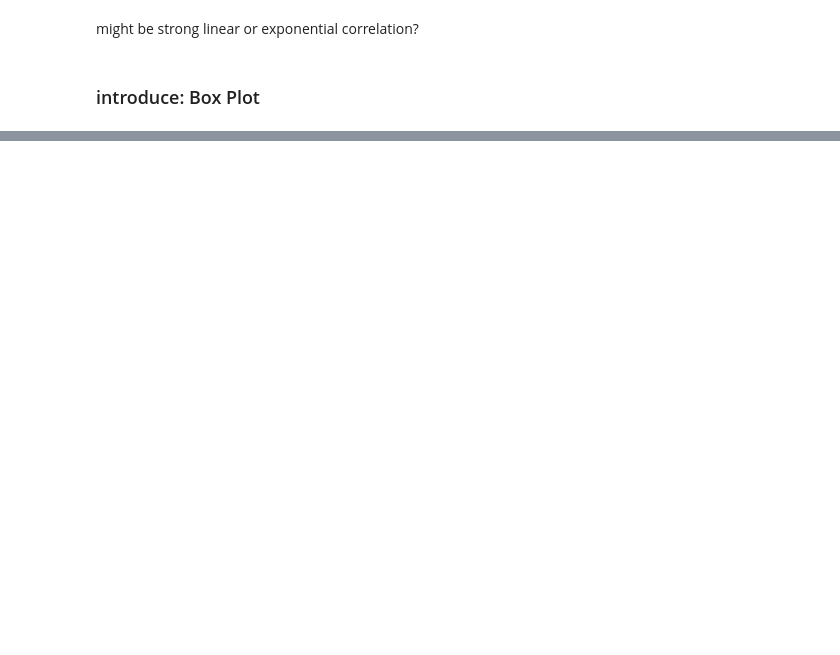
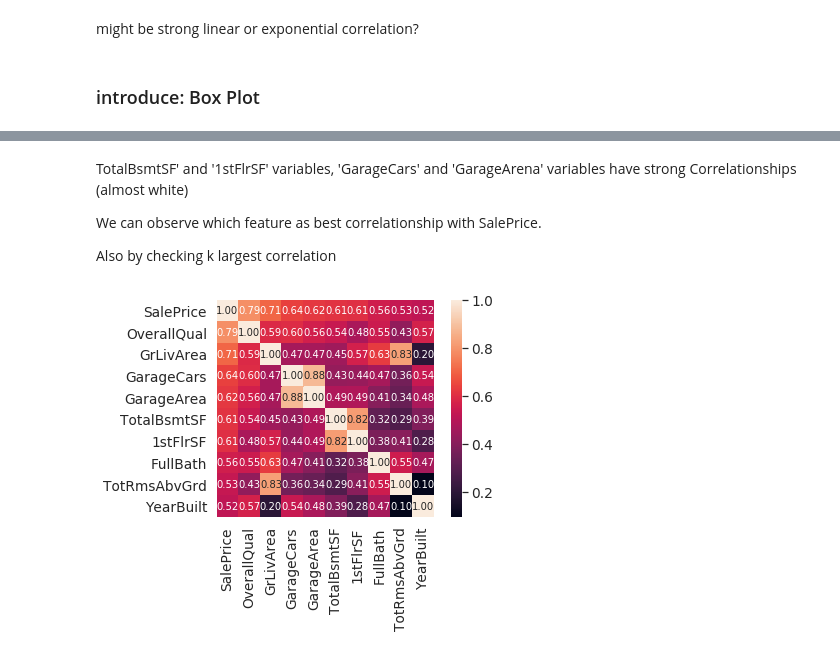
Before and after one commit to nilshao/kaggle_exercise, a Jupyter notebook: house_price/DataAnalysis.ipynb, the cells around one changed output, grey strips where cells are left out. Cells and saved outputs as stored; diff of their text form; code cells hidden in the pictures; blank space fills up the shorter version.

```diff
--- a/house_price/DataAnalysis.ipynb
+++ b/house_price/DataAnalysis.ipynb
@@ -138,0 +201,16 @@ might be strong linear or exponential correlation?
+# %% [markdown]
+TotalBsmtSF' and '1stFlrSF' variables, 'GarageCars' and 'GarageArena' variables have strong Correlationships (almost white)
+
+We can observe which feature as best correlationship with SalePrice.
+
+Also by checking k largest correlation
+# %%
+#saleprice correlation matrix
+k = 10 #number of variables for heatmap
+cols = corrmat.nlargest(k, 'SalePrice')['SalePrice'].index
+cm = np.corrcoef(data_raw[cols].values.T)
+sns.set(font_scale=1.25)
+hm = sns.heatmap(cm, cbar=True, annot=True, square=True, fmt='.2f', annot_kws={'size': 10}, yticklabels=cols.values, xticklabels=cols.values)
+plt.show()
+# %% [output]
+[figure, added]
```
Also changed, not shown: parts of 51 cells of this notebook.
